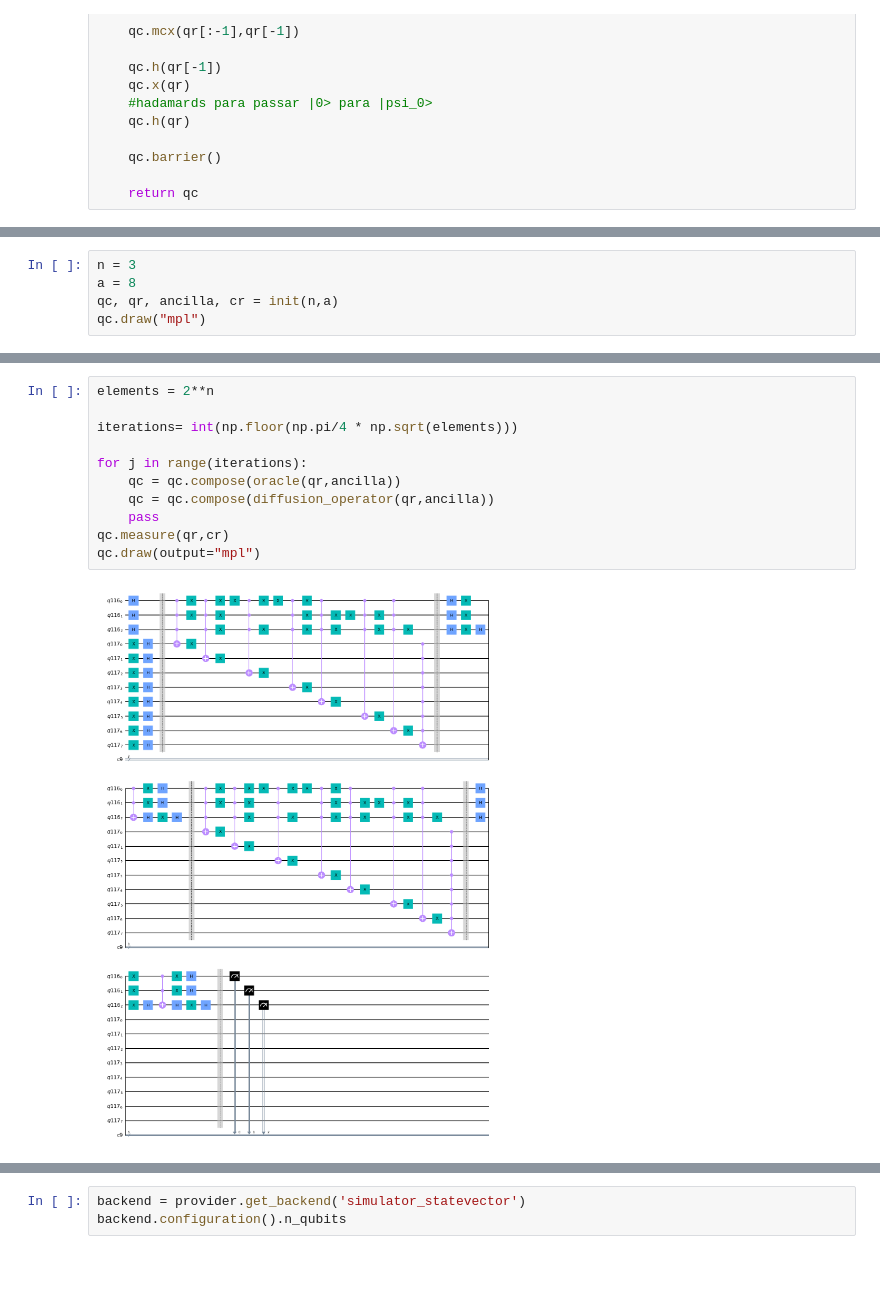
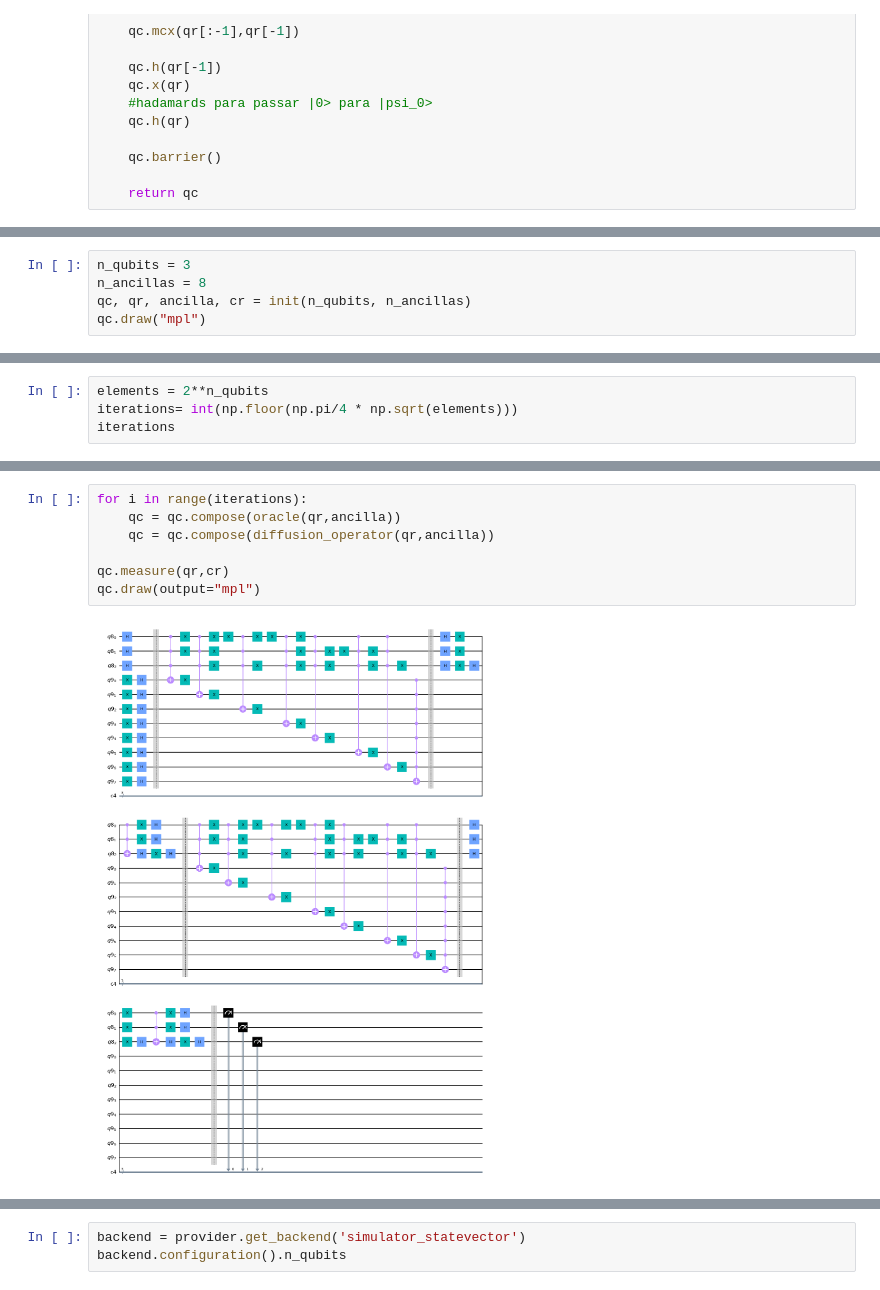
Before and after one commit to zoisper/IC-Projeto, a Jupyter notebook: Projeto.ipynb, the cells around one changed output, grey strips where cells are left out. Saved outputs shown, nothing was run; the diff lists cells and outputs as text.

```diff
--- a/Projeto.ipynb
+++ b/Projeto.ipynb
@@ -158,6 +154,6 @@ def diffusion_operator(qr, ancilla):
 # %%
-n = 3
-a = 8
-qc, qr, ancilla, cr = init(n,a)
+n_qubits = 3
+n_ancillas = 8
+qc, qr, ancilla, cr = init(n_qubits, n_ancillas)
 qc.draw("mpl")
 # %% [output]
@@ -164,0 +163,4 @@ qc.draw("mpl")
+# %%
+elements = 2**n_qubits
+iterations= int(np.floor(np.pi/4 * np.sqrt(elements)))
+iterations
@@ -165,13 +171,9 @@ qc.draw("mpl")
 # %%
-elements = 2**n
-
-iterations= int(np.floor(np.pi/4 * np.sqrt(elements)))
-
-for j in range(iterations):
+for i in range(iterations):
     qc = qc.compose(oracle(qr,ancilla))
     qc = qc.compose(diffusion_operator(qr,ancilla))
-    pass
+
 qc.measure(qr,cr)
 qc.draw(output="mpl")
 # %% [output]
-[figure, old version]
+[figure, new version]
```
Also changed, not shown: parts of 33 cells of this notebook.
